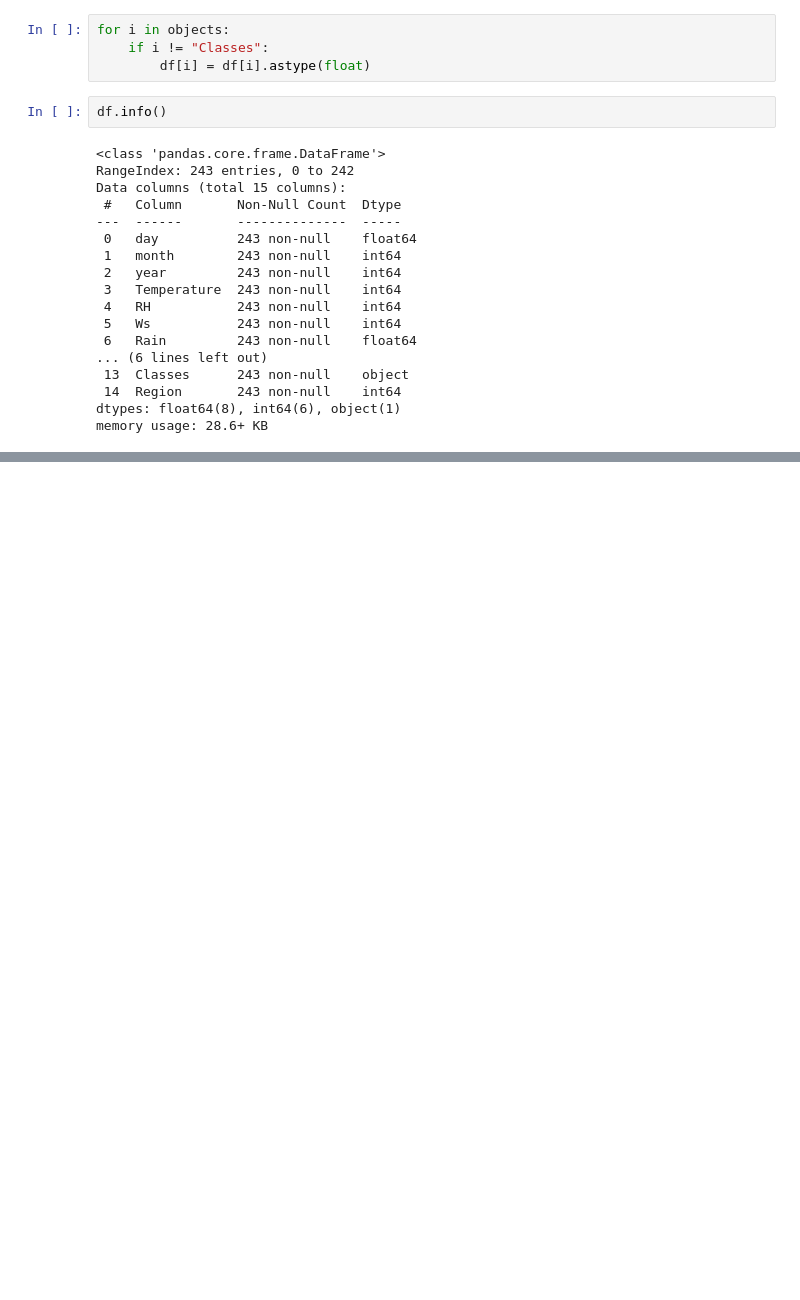
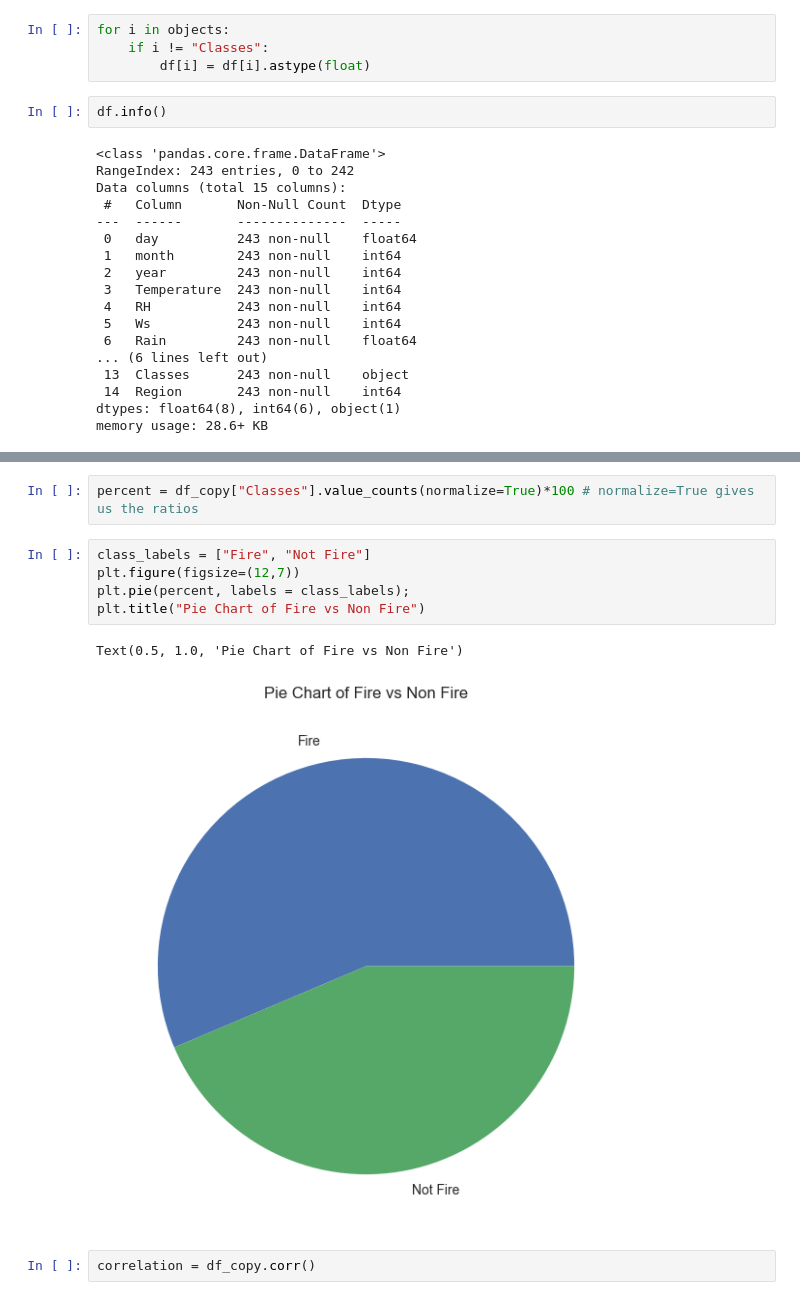
Before and after one commit to akshat-shethia/Udemy-Data-Science-Krish-Naik, a Jupyter notebook: 4-Ridge Lasso And Elasticnet/My_Practical_Files/Ridge_Lasso.ipynb, the cells around one changed output, grey strips where cells are left out. Cells and saved outputs as stored; diff of their text form; blank space fills up the shorter version.

```diff
--- a/4-Ridge Lasso And Elasticnet/My_Practical_Files/Ridge_Lasso.ipynb
+++ b/4-Ridge Lasso And Elasticnet/My_Practical_Files/Ridge_Lasso.ipynb
@@ -283,0 +356,12 @@ df.describe()
+# %%
+percent = df_copy["Classes"].value_counts(normalize=True)*100 # normalize=True gives us the ratios
+# %%
+class_labels = ["Fire", "Not Fire"]
+plt.figure(figsize=(12,7))
+plt.pie(percent, labels = class_labels);
+plt.title("Pie Chart of Fire vs Non Fire")
+# %% [output]
+Text(0.5, 1.0, 'Pie Chart of Fire vs Non Fire')
+[figure, added]
+# %%
+correlation = df_copy.corr()
```
Also changed, not shown: parts of 19 cells of this notebook, 1 other file.
